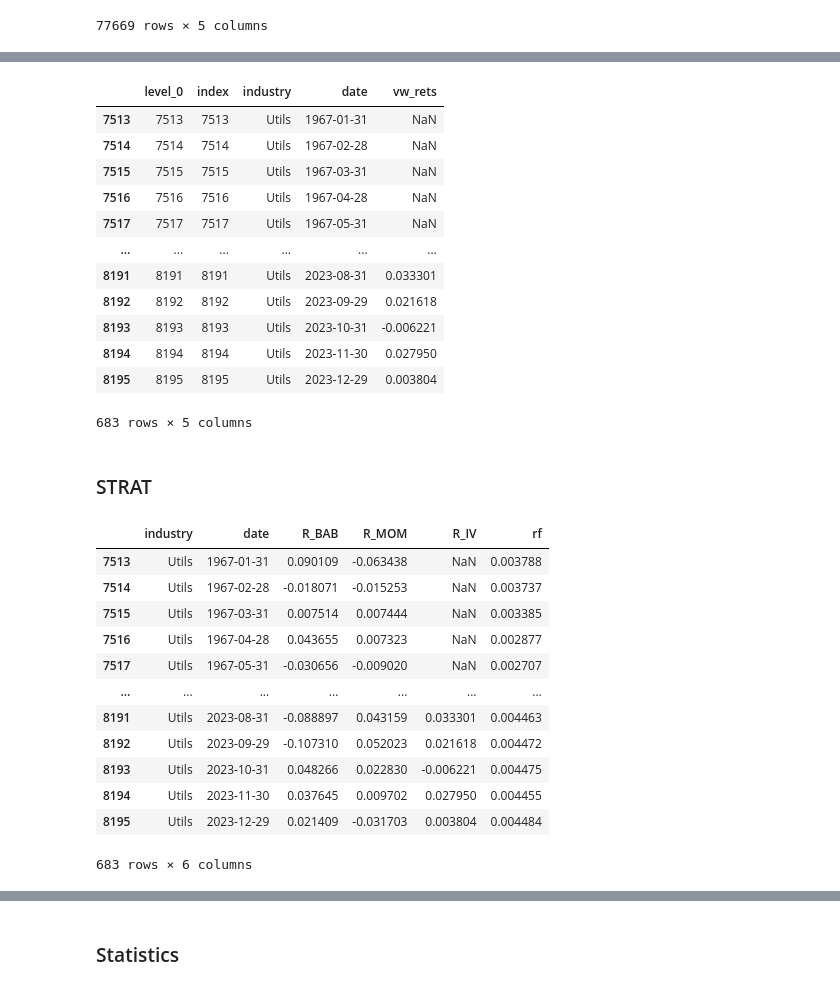
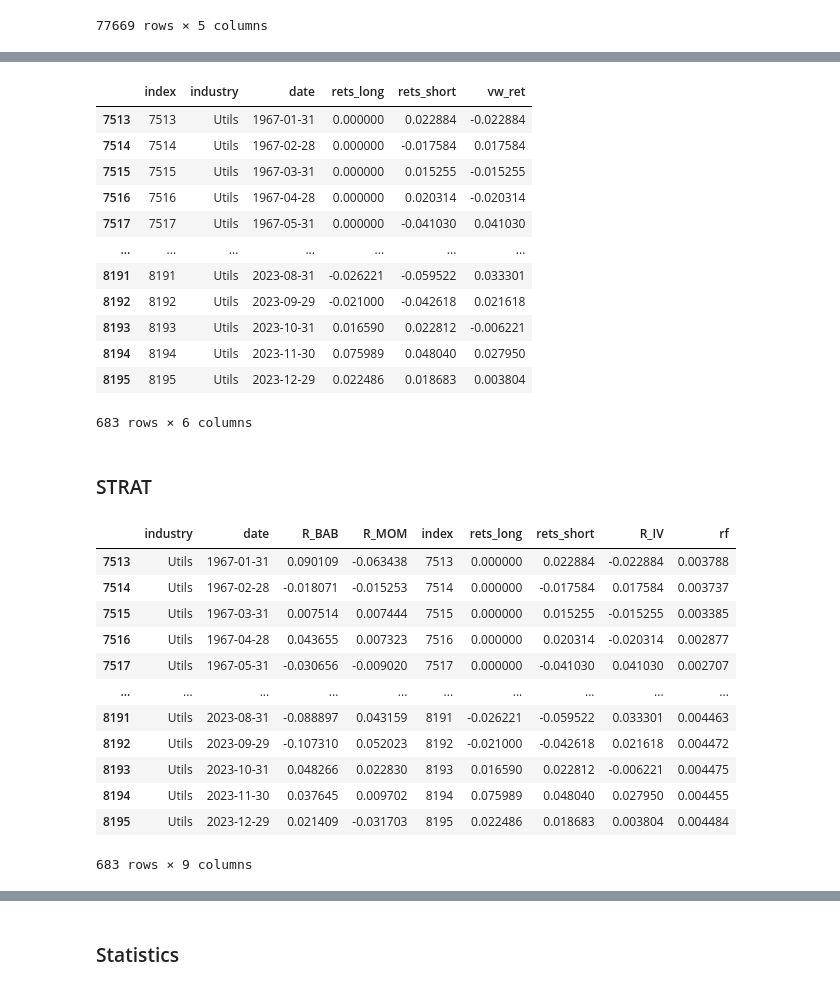
Before and after one commit to ekaterina-borisova/Investments_Project, a Jupyter notebook: project.ipynb, the cells around one changed output, grey strips where cells are left out. Cells and saved outputs as stored; diff of their text form; code cells hidden in the pictures.

```diff
--- a/project.ipynb
+++ b/project.ipynb
@@ -1737,14 +1660,20 @@ vw_long_iv_rets = long_iv.groupby(['industry', 'date'])['vw_rets'].sum()
 long_iv['vw_excess_rets'] = long_iv_weights * long_iv['Rn_e']
 vw_long_iv_excess_rets = long_iv.groupby(['industry', 'date'])['vw_excess_rets'].sum()
 vw_long_iv_rets = vw_long_iv_rets.reset_index()
-vw_long_iv_rets[vw_long_iv_rets['industry'] == 'Utils']
-# short_iv portfolio: Value-weighted average of the bottom three deciles (Deciles 0, 1 and 2)
-# short_iv_weights = short_iv['mcap'] / short_iv.groupby(['industry', 'date'])['mcap'].transform('sum')
-# short_iv['vw_rets'] = short_iv_weights * short_iv['Rn']
-# vw_short_iv_rets = short_iv.groupby(['industry', 'date'])['vw_rets'].sum()
-# short_iv['vw_excess_rets'] = short_iv_weights * short_iv['Rn_e']
-# vw_short_iv_excess_rets = short_iv.groupby(['industry', 'date'])['vw_excess_rets'].sum()
-# vw_short_iv_excess_rets = vw_short_iv_excess_rets.reset_index()
-# vw_short_iv_excess_rets[vw_short_iv_excess_rets['industry'] == 'Utils']
-# vw_iv_rets = vw_long_iv_rets - vw_short_iv_rets
+vw_long_iv_rets
+#short_iv portfolio: Value-weighted average of the bottom three deciles (Deciles 0, 1 and 2)
+short_iv_weights = short_iv['mcap'] / short_iv.groupby(['industry', 'date'])['mcap'].transform('sum')
+short_iv['vw_rets'] = short_iv_weights * short_iv['Rn']
+vw_short_iv_rets = short_iv.groupby(['industry', 'date'])['vw_rets'].sum()
+short_iv['vw_excess_rets'] = short_iv_weights * short_iv['Rn_e']
+vw_short_iv_excess_rets = short_iv.groupby(['industry', 'date'])['vw_excess_rets'].sum().reset_index()
+vw_short_iv_rets = vw_short_iv_rets.reset_index()
+vw_short_iv_rets
+
+vw_long_iv_rets.rename(columns={'vw_rets': 'rets'}, inplace=True)
+vw_short_iv_rets.rename(columns={'vw_rets': 'rets'}, inplace=True)
+vw_iv_rets = pd.merge(vw_long_iv_rets, vw_short_iv_rets, on=['industry', 'date'], suffixes=('_long', '_short'), how='outer')
+vw_iv_rets.replace(np.nan, 0, inplace=True)
+vw_iv_rets['vw_ret'] = vw_iv_rets['rets_long'] - vw_iv_rets['rets_short']
+vw_iv_rets[vw_iv_rets['industry'] == 'Utils']
 # %% [output]
@@ -1765,43 +1694,43 @@ vw_long_iv_rets[vw_long_iv_rets['industry'] == 'Utils']
 vw_iv_rets = vw_iv_rets.reset_index()
 vw_iv_rets[vw_iv_rets['industry'] == 'Utils']
 # %% [output]
-|  | level_0 | index | industry | date | vw_rets |
-| 7513 | 7513 | 7513 | Utils | 1967-01-31 | NaN |
-| 7514 | 7514 | 7514 | Utils | 1967-02-28 | NaN |
-| 7515 | 7515 | 7515 | Utils | 1967-03-31 | NaN |
-| 7516 | 7516 | 7516 | Utils | 1967-04-28 | NaN |
-| 7517 | 7517 | 7517 | Utils | 1967-05-31 | NaN |
-| ... | ... | ... | ... | ... | ... |
-| 8191 | 8191 | 8191 | Utils | 2023-08-31 | 0.033301 |
-| 8192 | 8192 | 8192 | Utils | 2023-09-29 | 0.021618 |
-| 8193 | 8193 | 8193 | Utils | 2023-10-31 | -0.006221 |
-| 8194 | 8194 | 8194 | Utils | 2023-11-30 | 0.027950 |
-| 8195 | 8195 | 8195 | Utils | 2023-12-29 | 0.003804 |
+|  | index | industry | date | rets_long | rets_short | vw_ret |
+| 7513 | 7513 | Utils | 1967-01-31 | 0.000000 | 0.022884 | -0.022884 |
+| 7514 | 7514 | Utils | 1967-02-28 | 0.000000 | -0.017584 | 0.017584 |
+| 7515 | 7515 | Utils | 1967-03-31 | 0.000000 | 0.015255 | -0.015255 |
+| 7516 | 7516 | Utils | 1967-04-28 | 0.000000 | 0.020314 | -0.020314 |
+| 7517 | 7517 | Utils | 1967-05-31 | 0.000000 | -0.041030 | 0.041030 |
+| ... | ... | ... | ... | ... | ... | ... |
+| 8191 | 8191 | Utils | 2023-08-31 | -0.026221 | -0.059522 | 0.033301 |
+| 8192 | 8192 | Utils | 2023-09-29 | -0.021000 | -0.042618 | 0.021618 |
+| 8193 | 8193 | Utils | 2023-10-31 | 0.016590 | 0.022812 | -0.006221 |
+| 8194 | 8194 | Utils | 2023-11-30 | 0.075989 | 0.048040 | 0.027950 |
+| 8195 | 8195 | Utils | 2023-12-29 | 0.022486 | 0.018683 | 0.003804 |
-683 rows × 5 columns
+683 rows × 6 columns
 # %% [markdown]
 ### STRAT
 # %%
 strat_industry = BAB[['industry', 'date', 'R_BAB']].copy()
 strat_industry = pd.merge(strat_industry, vw_momentum_rets, on=['industry','date'], how='left')
 strat_industry = strat_industry.rename(columns={'vw_rets': 'R_MOM'})
 strat_industry = pd.merge(strat_industry, vw_iv_rets, on=['industry','date'], how='left')
-strat_industry = strat_industry.rename(columns={'vw_rets': 'R_IV'})
+strat_industry = strat_industry.rename(columns={'vw_ret': 'R_IV'})
 strat_industry = pd.merge(strat_industry, data[['industry', 'date', 'rf']].drop_duplicates(), on=['industry', 'date'], how='left')
 strat_industry[strat_industry['industry']=='Utils']
 # %% [output]
-|  | industry | date | R_BAB | R_MOM | R_IV | rf |
-| 7513 | Utils | 1967-01-31 | 0.090109 | -0.063438 | NaN | 0.003788 |
-| 7514 | Utils | 1967-02-28 | -0.018071 | -0.015253 | NaN | 0.003737 |
-| 7515 | Utils | 1967-03-31 | 0.007514 | 0.007444 | NaN | 0.003385 |
-| 7516 | Utils | 1967-04-28 | 0.043655 | 0.007323 | NaN | 0.002877 |
-| 7517 | Utils | 1967-05-31 | -0.030656 | -0.009020 | NaN | 0.002707 |
-| ... | ... | ... | ... | ... | ... | ... |
-| 8191 | Utils | 2023-08-31 | -0.088897 | 0.043159 | 0.033301 | 0.004463 |
-| 8192 | Utils | 2023-09-29 | -0.107310 | 0.052023 | 0.021618 | 0.004472 |
-| 8193 | Utils | 2023-10-31 | 0.048266 | 0.022830 | -0.006221 | 0.004475 |
-| 8194 | Utils | 2023-11-30 | 0.037645 | 0.009702 | 0.027950 | 0.004455 |
-| 8195 | Utils | 2023-12-29 | 0.021409 | -0.031703 | 0.003804 | 0.004484 |
+|  | industry | date | R_BAB | R_MOM | index | rets_long | rets_short | R_IV | rf |
+| 7513 | Utils | 1967-01-31 | 0.090109 | -0.063438 | 7513 | 0.000000 | 0.022884 | -0.022884 | 0.003788 |
+| 7514 | Utils | 1967-02-28 | -0.018071 | -0.015253 | 7514 | 0.000000 | -0.017584 | 0.017584 | 0.003737 |
+| 7515 | Utils | 1967-03-31 | 0.007514 | 0.007444 | 7515 | 0.000000 | 0.015255 | -0.015255 | 0.003385 |
+| 7516 | Utils | 1967-04-28 | 0.043655 | 0.007323 | 7516 | 0.000000 | 0.020314 | -0.020314 | 0.002877 |
+| 7517 | Utils | 1967-05-31 | -0.030656 | -0.009020 | 7517 | 0.000000 | -0.041030 | 0.041030 | 0.002707 |
+| ... | ... | ... | ... | ... | ... | ... | ... | ... | ... |
+| 8191 | Utils | 2023-08-31 | -0.088897 | 0.043159 | 8191 | -0.026221 | -0.059522 | 0.033301 | 0.004463 |
+| 8192 | Utils | 2023-09-29 | -0.107310 | 0.052023 | 8192 | -0.021000 | -0.042618 | 0.021618 | 0.004472 |
+| 8193 | Utils | 2023-10-31 | 0.048266 | 0.022830 | 8193 | 0.016590 | 0.022812 | -0.006221 | 0.004475 |
+| 8194 | Utils | 2023-11-30 | 0.037645 | 0.009702 | 8194 | 0.075989 | 0.048040 | 0.027950 | 0.004455 |
+| 8195 | Utils | 2023-12-29 | 0.021409 | -0.031703 | 8195 | 0.022486 | 0.018683 | 0.003804 | 0.004484 |
-683 rows × 6 columns
+683 rows × 9 columns
 # %%
 # Define the rolling window size
 window_size = 60
```
Also changed, not shown: parts of 15 cells of this notebook.
